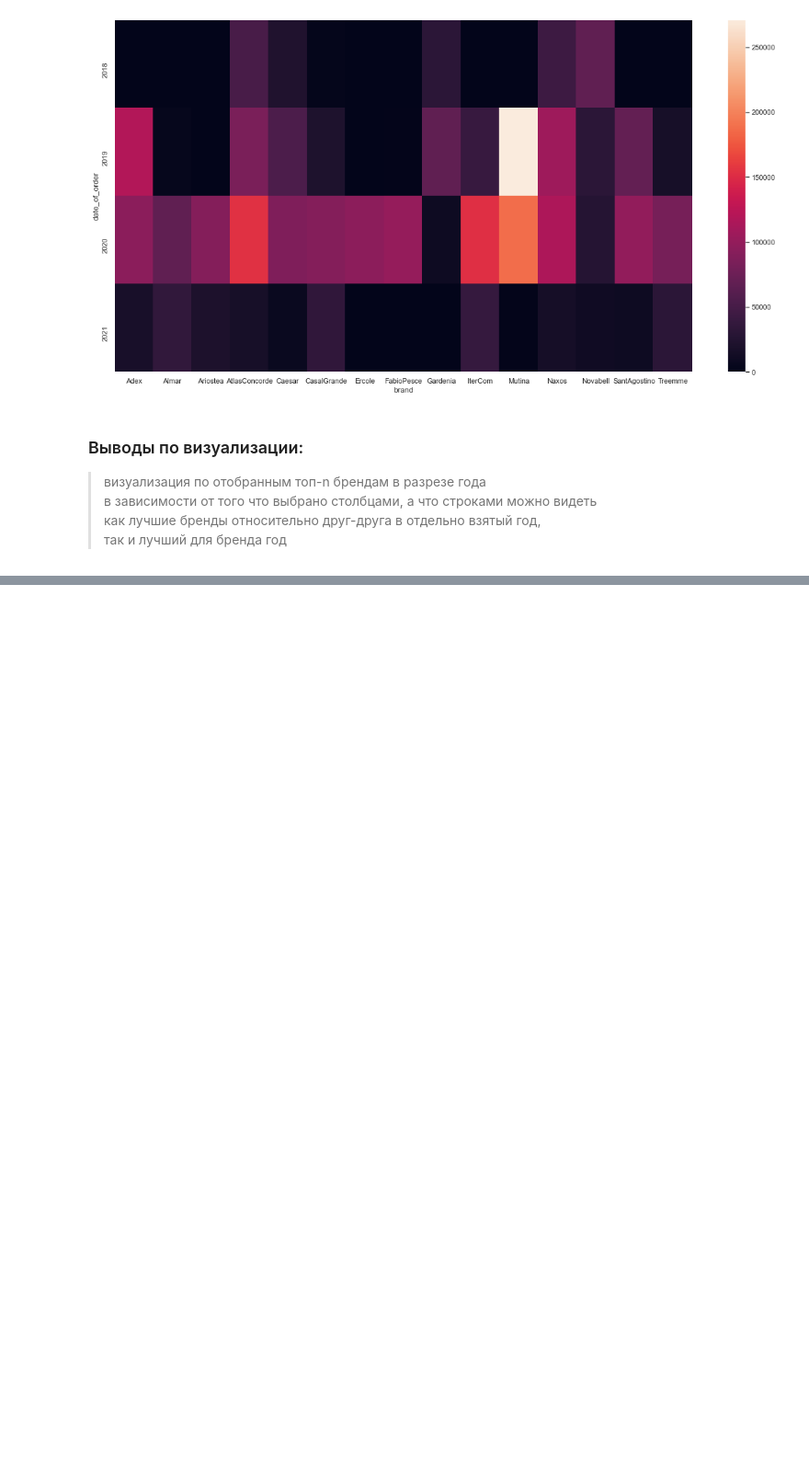
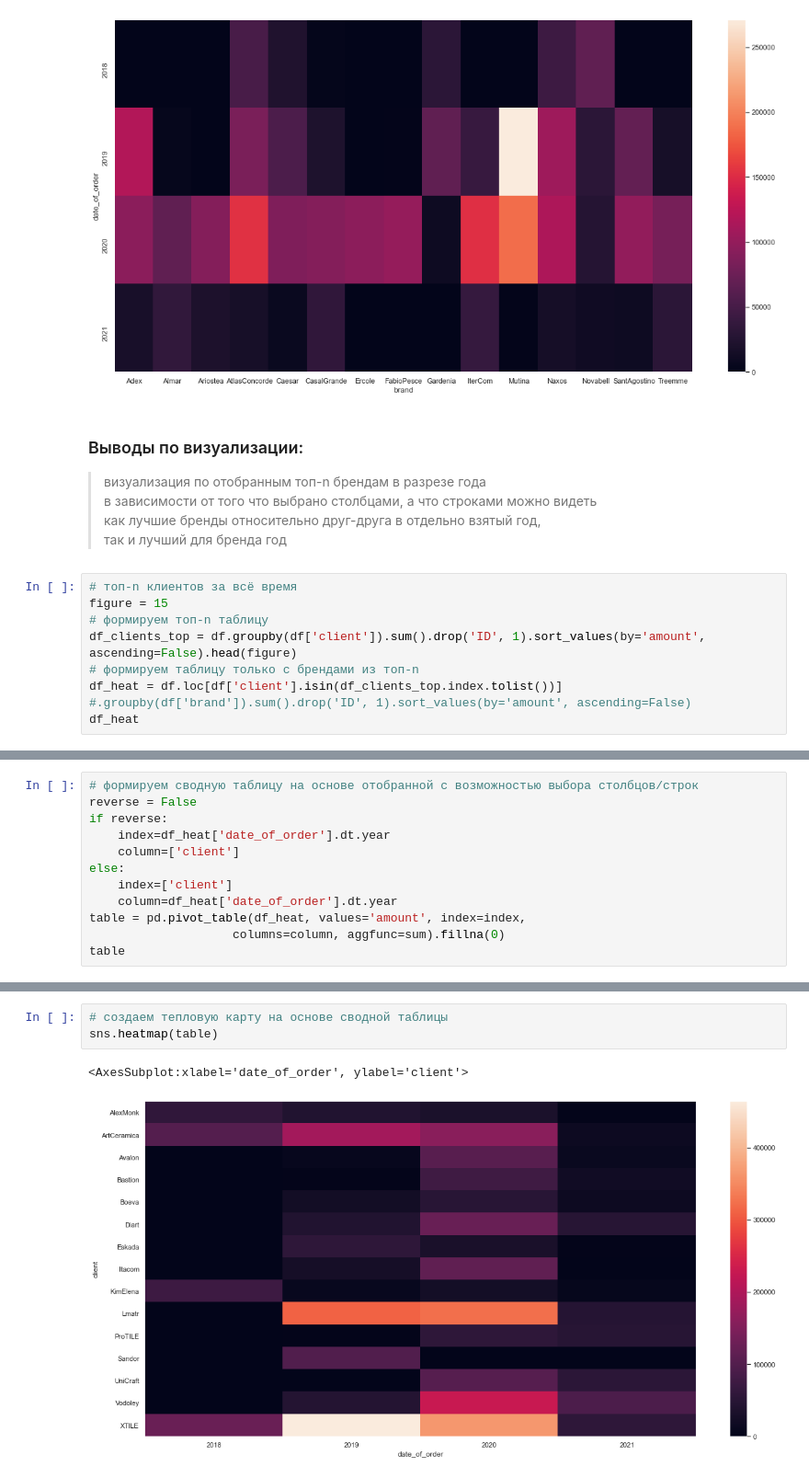
Before and after one commit to Alexander-Chernetsov/pyda-18-hw, a Jupyter notebook: hw-15/hw-15.ipynb, the cells around one changed output, grey strips where cells are left out. Shown: that part at 92% size. Cells and saved outputs as stored; diff of their text form; blank space fills up the shorter version.

```diff
--- a/hw-15/hw-15.ipynb
+++ b/hw-15/hw-15.ipynb
@@ -323,3 +359,11 @@ sns.heatmap(table)
 в зависимости от того что выбрано столбцами, а что строками можно видеть \
 как лучшие бренды относительно друг-друга в отдельно взятый год, \
 так и лучший для бренда год
+# %%
+# топ-n клиентов за всё время
+figure = 15
+# формируем топ-n таблицу
+df_clients_top = df.groupby(df['client']).sum().drop('ID', 1).sort_values(by='amount', ascending=False).head(figure)
+# формируем таблицу только с брендами из топ-n
+df_heat = df.loc[df['client'].isin(df_clients_top.index.tolist())] #.groupby(df['brand']).sum().drop('ID', 1).sort_values(by='amount', ascending=False)
+df_heat
@@ -325,0 +384,12 @@ sns.heatmap(table)
+# %%
+# формируем сводную таблицу на основе отобранной c возможностью выбора столбцов/строк
+reverse = False
+if reverse:
+    index=df_heat['date_of_order'].dt.year
+    column=['client']
+else:
+    index=['client']
+    column=df_heat['date_of_order'].dt.year
+table = pd.pivot_table(df_heat, values='amount', index=index,
+                    columns=column, aggfunc=sum).fillna(0)
+table
@@ -325,0 +414,6 @@ sns.heatmap(table)
+# %%
+# создаем тепловую карту на основе сводной таблицы
+sns.heatmap(table)
+# %% [output]
+<AxesSubplot:xlabel='date_of_order', ylabel='client'>
+[figure, added]
```
Also changed, not shown: parts of 7 cells of this notebook.
